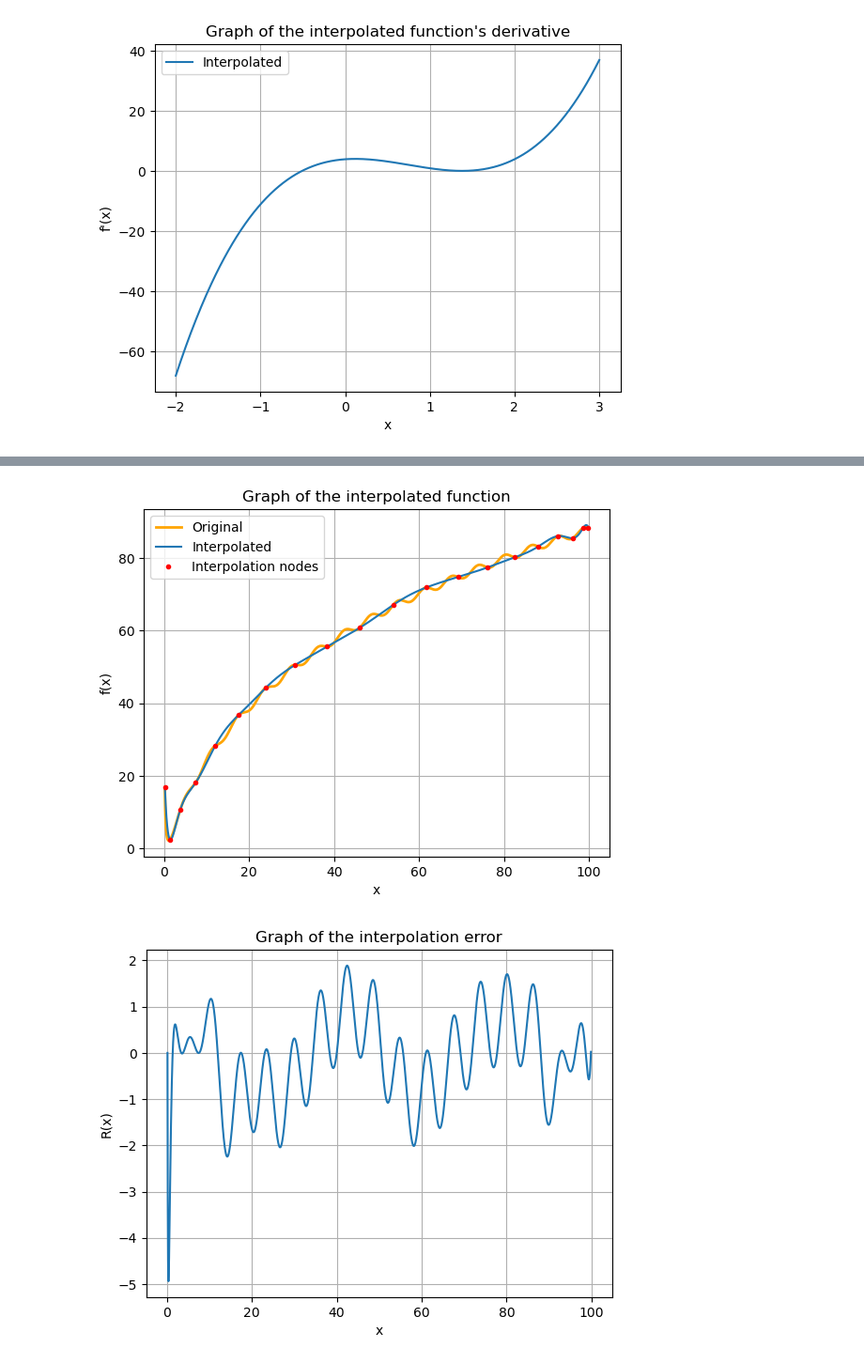
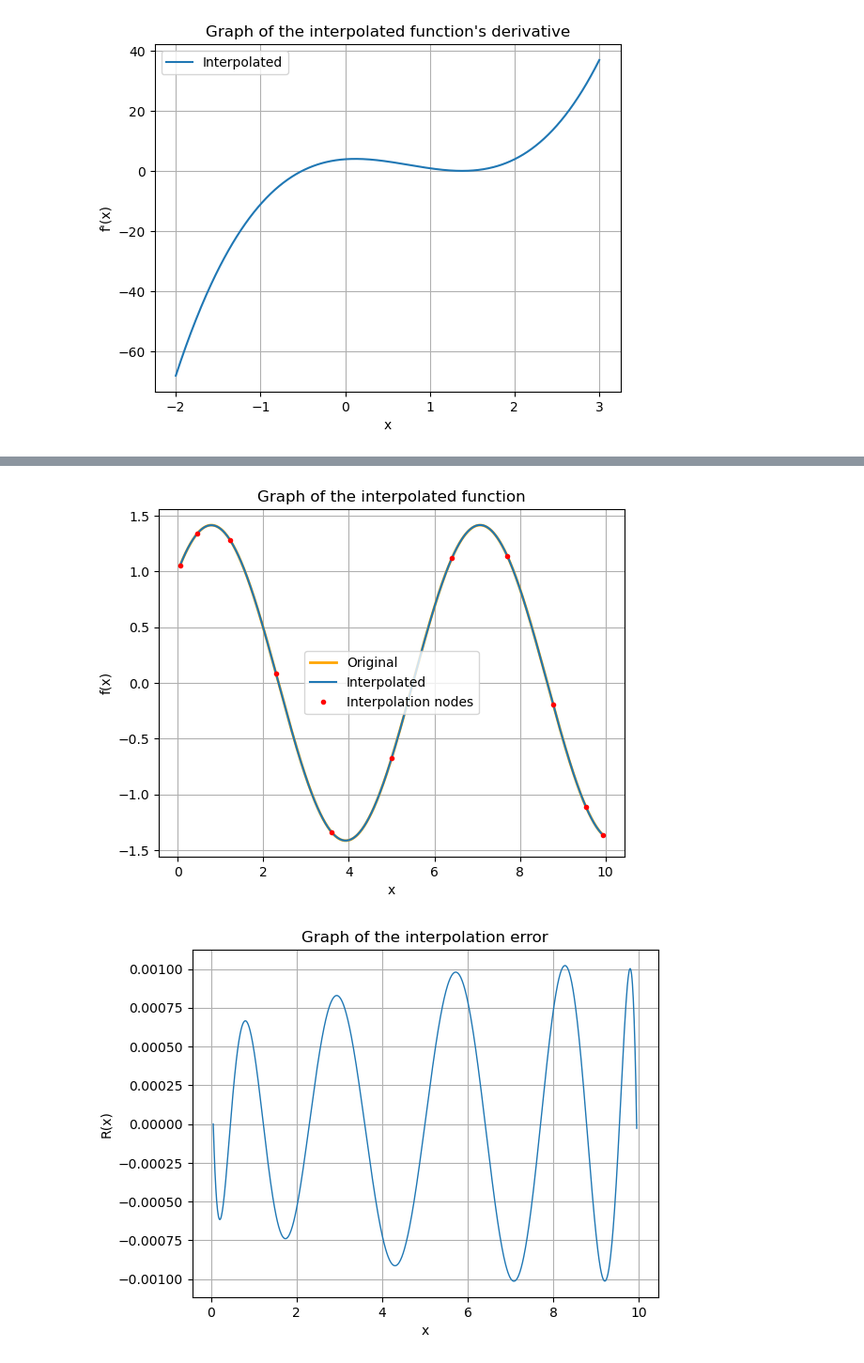
Before and after one commit to TonyTroeff/Mathematics, a Jupyter notebook: Numerical analysis/numerical_differentiation.ipynb, the cells around one changed output, grey strips where cells are left out. Shown at 94% size. Cells and saved outputs as stored; diff of their text form; code cells hidden in the pictures.

Commit message:
Proceding with describing some examples

```diff
--- a/Numerical analysis/numerical_differentiation.ipynb
+++ b/Numerical analysis/numerical_differentiation.ipynb
@@ -351,15 +356,14 @@ def calculate_chebyshev_nodes(n: int, a: float, b: float) -> List[float]:
 # %%
 def f2(x: float):
-    return 4 * np.power(np.log(x), 2) - np.sin(x) + 3
+    return np.sin(x) + np.cos(x)
 
 
 def f2_deriv(x: float):
-    return (8 * np.log(x)) / x - np.cos(x)
+    return np.cos(x) - np.sin(x)
 
 
-chebyshev_nodes = calculate_chebyshev_nodes(20, 10 ** -5, 100)
-example_func_data = generate_func_data(chebyshev_nodes, f2)
-visualize_newton_interpolation(example_func_data, f2, f2_deriv)
+f2_data = generate_func_data(calculate_chebyshev_nodes(11, 0, 10), f2)
+visualize_newton_interpolation(f2_data, f2, f2_deriv)
 # %% [output]
-[figure, old version]
+[figure, new version]
-[figure, old version]
+[figure, new version]
```
Also changed, not shown: parts of 7 cells of this notebook.
